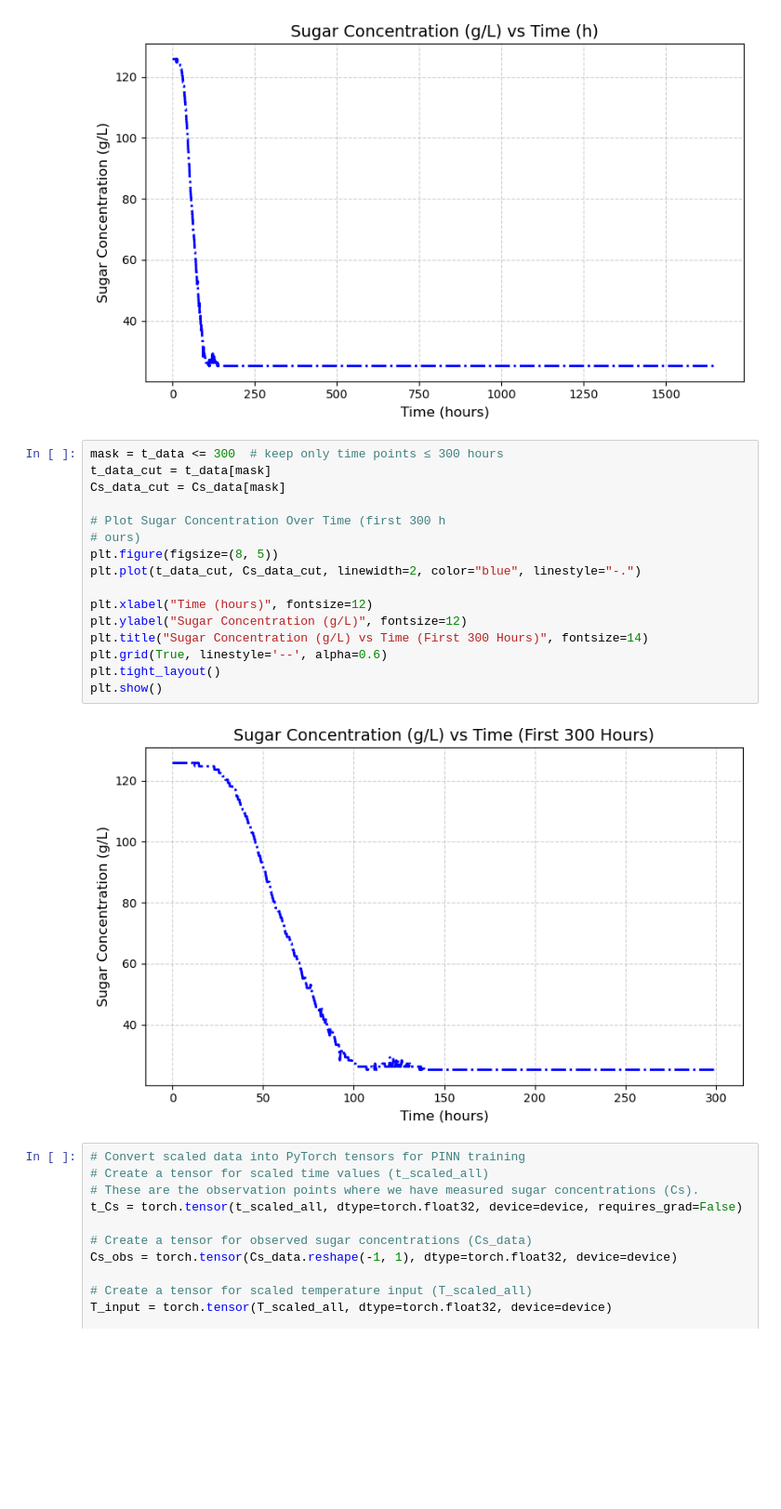
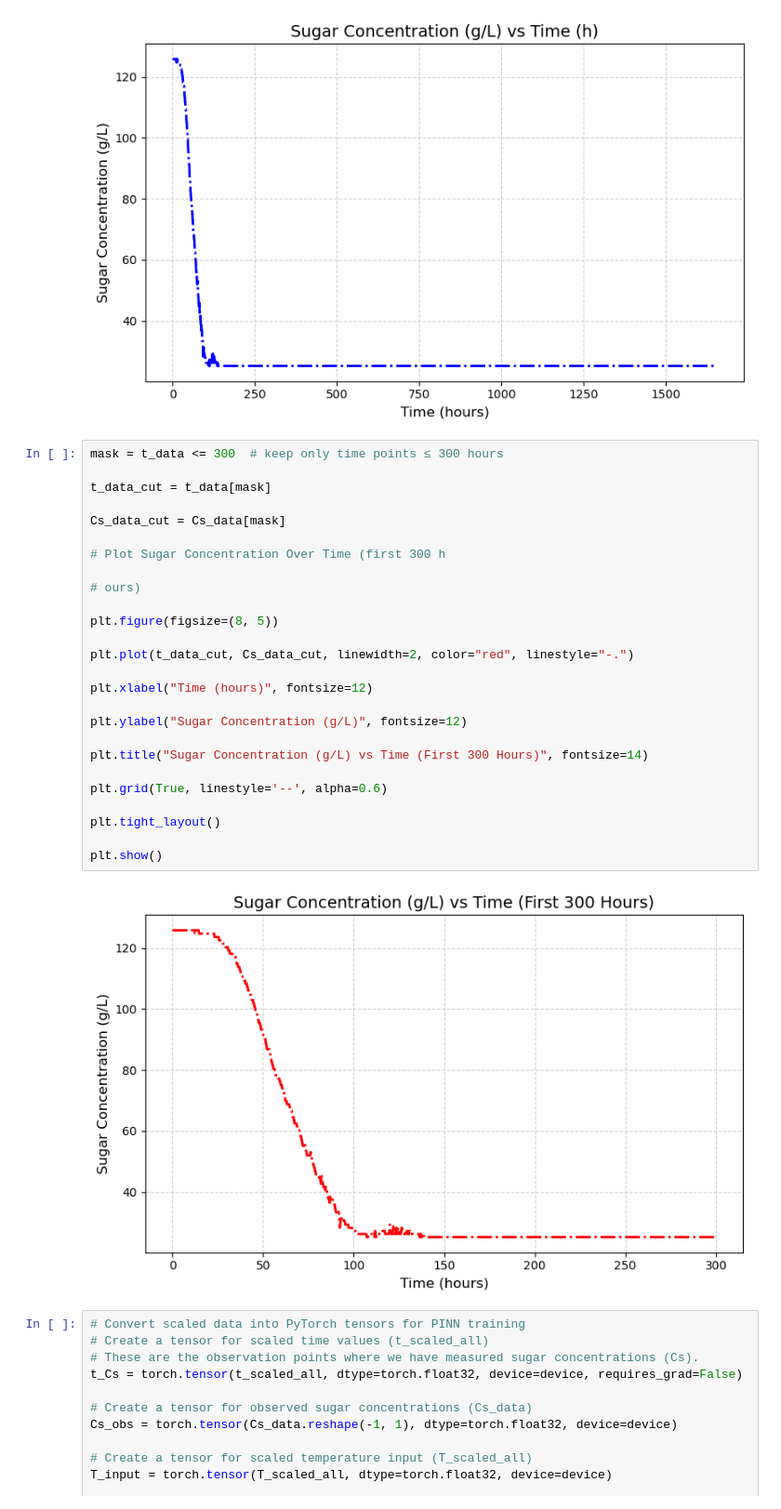
Before and after one commit to EmmanuelLwele/Physics-Informed-Beer-Fermentation-Modelling, a Jupyter notebook: Physics_Informed_Beer_Fermentation_Modelling.ipynb, the cells around one changed output. Shown at 93% size. Drawn from its saved outputs; the diff is of its cells as text; blank space fills up the shorter version.

```diff
--- a/Physics_Informed_Beer_Fermentation_Modelling.ipynb
+++ b/Physics_Informed_Beer_Fermentation_Modelling.ipynb
@@ -263,22 +263,32 @@ plt.show()
 [figure]
 # %%
 mask = t_data <= 300  # keep only time points ≤ 300 hours
+
 t_data_cut = t_data[mask]
+
 Cs_data_cut = Cs_data[mask]
 
 # Plot Sugar Concentration Over Time (first 300 h
+
 # ours)
+
 plt.figure(figsize=(8, 5))
-plt.plot(t_data_cut, Cs_data_cut, linewidth=2, color="blue", linestyle="-.")
+
+plt.plot(t_data_cut, Cs_data_cut, linewidth=2, color="red", linestyle="-.")
 
 plt.xlabel("Time (hours)", fontsize=12)
+
 plt.ylabel("Sugar Concentration (g/L)", fontsize=12)
+
 plt.title("Sugar Concentration (g/L) vs Time (First 300 Hours)", fontsize=14)
+
 plt.grid(True, linestyle='--', alpha=0.6)
+
 plt.tight_layout()
+
 plt.show()
 # %% [output]
-[figure, old version]
+[figure, new version]
 # %%
 # Convert scaled data into PyTorch tensors for PINN training
 # Create a tensor for scaled time values (t_scaled_all)
```
Also changed, not shown: 9 other files.
